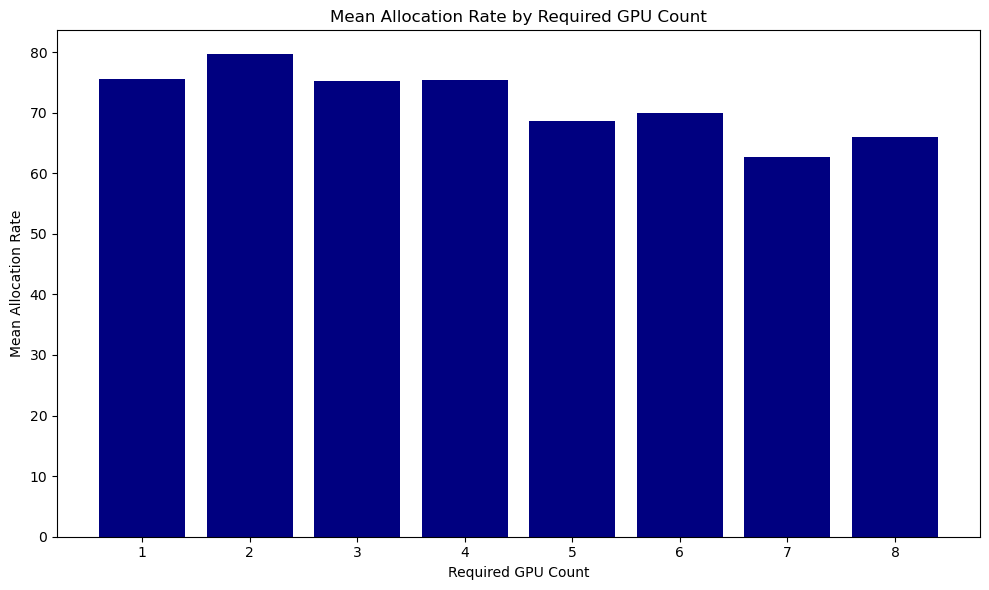
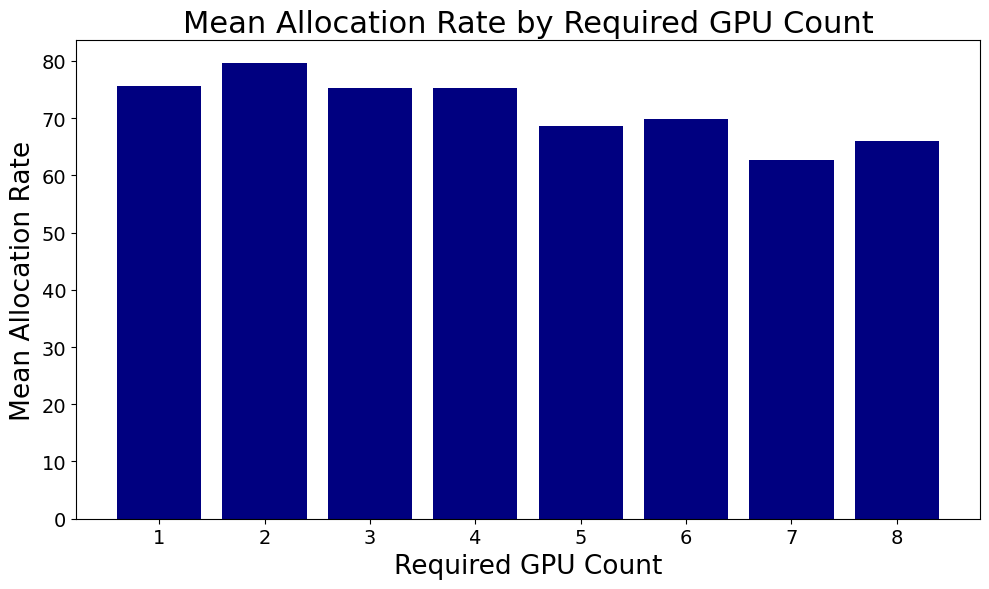
Unified diff of the notebook cell whose output changed from the first chart to the second:
--- before
+++ after
@@ -46,4 +46,5 @@
     plt.show()
 
+    font_size = 16
     # 새로운 Figure로 바 그래프 생성 (전체 mean 값을 보여줄 그래프)
     fig, ax = plt.subplots(figsize=(10, 6))
@@ -51,7 +52,9 @@
 
     # 바 그래프 설정
-    ax.set_title('Mean Allocation Rate by Required GPU Count')
-    ax.set_xlabel('Required GPU Count')
-    ax.set_ylabel('Mean Allocation Rate')
+    ax.set_title('Mean Allocation Rate by Required GPU Count', fontsize=font_size+6)
+    ax.set_xlabel('Required GPU Count', fontsize=font_size+3)
+    ax.set_ylabel('Mean Allocation Rate', fontsize=font_size+3)
+    ax.tick_params(axis='x', labelsize=font_size-2)  # x축 눈금 글자 크기
+    ax.tick_params(axis='y', labelsize=font_size-2)  # y축 눈금 글자 크기
     
     # 그래프 출력

Commit: 분석 결과 갱신: 노트북 재실행 + 분포별 그래프 재생성